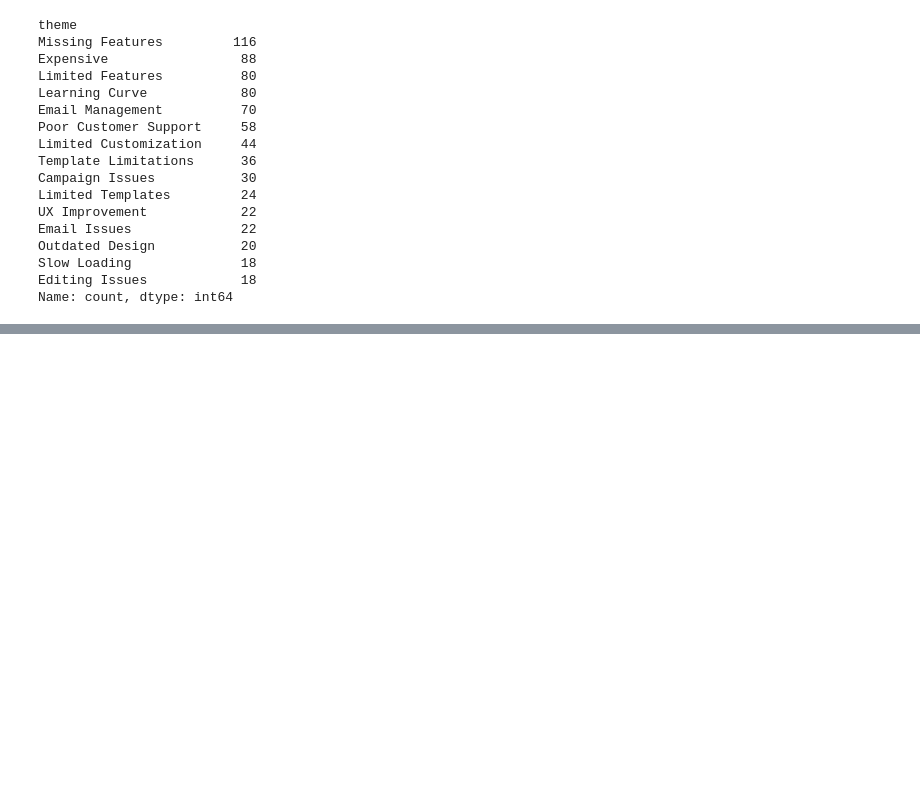
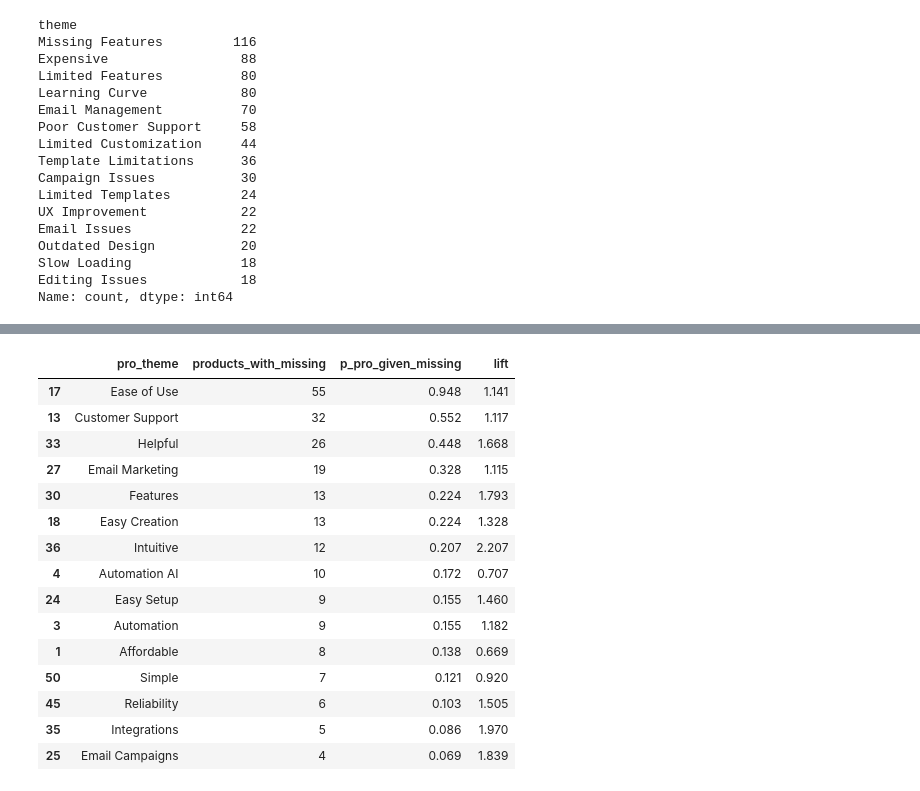
Before and after one commit to nastasiaoginska/Understanding-Trade-offs-in-Email-Marketing-Products, a Jupyter notebook: 02_market_and_competitive_analysis_email_marketing.ipynb, the cells around one changed output, grey strips where cells are left out. Saved outputs shown, nothing was run; the diff lists cells and outputs as text; code cells hidden in the pictures; blank space fills up the shorter version.

Commit message:
Analyze co-occurrence of Missing Features and value trade-offs

```diff
--- a/02_market_and_competitive_analysis_email_marketing.ipynb
+++ b/02_market_and_competitive_analysis_email_marketing.ipynb
@@ -568,3 +568,14 @@ Outdated Design           20
 Slow Loading              18
 Editing Issues            18
 Name: count, dtype: int64
+# %%
+pros_all = pros_long.assign(theme=lambda x: "PRO__" + x["theme"])
+cons_all = cons_long.assign(theme=lambda x: "CON__" + x["theme"])
+
+themes_long = pd.concat(
+    [pros_all[["name", "theme"]],
+     cons_all[["name", "theme"]]],
+    ignore_index=True
+)
+
+themes_long.head(10)
@@ -570,0 +640,58 @@ Name: count, dtype: int64
+# %%
+target = "CON__Missing Features"
+# %%
+has_target = presence[target] == 1
+n_target = has_target.sum()
+
+pro_cols = [c for c in presence.columns if c.startswith("PRO__")]
+
+rows = []
+# %%
+for pro in pro_cols:
+    # how many products have both PRO and Missing Features
+    both = ((presence[pro] == 1) & has_target).sum()
+    if both == 0:
+        continue
+
+    # P(PRO | Missing Features)
+    p_pro_given_target = both / n_target
+
+    # P(PRO) in the whole market
+    p_pro = presence[pro].mean()
+
+    # lift
+    lift = p_pro_given_target / p_pro if p_pro > 0 else np.nan
+
+    rows.append({
+        "pro_theme": pro.replace("PRO__", ""),
+        "products_with_missing": both,
+        "p_pro_given_missing": round(p_pro_given_target, 3),
+        "lift": round(lift, 3)
+    })
+
+missing_pro = (
+    pd.DataFrame(rows)
+    .sort_values(
+        ["products_with_missing", "lift"],
+        ascending=False
+    )
+)
+
+missing_pro.head(15)
+# %% [output]
+|  | pro_theme | products_with_missing | p_pro_given_missing | lift |
+| 17 | Ease of Use | 55 | 0.948 | 1.141 |
+| 13 | Customer Support | 32 | 0.552 | 1.117 |
+| 33 | Helpful | 26 | 0.448 | 1.668 |
+| 27 | Email Marketing | 19 | 0.328 | 1.115 |
+| 30 | Features | 13 | 0.224 | 1.793 |
+| 18 | Easy Creation | 13 | 0.224 | 1.328 |
+| 36 | Intuitive | 12 | 0.207 | 2.207 |
+| 4 | Automation AI | 10 | 0.172 | 0.707 |
+| 24 | Easy Setup | 9 | 0.155 | 1.460 |
+| 3 | Automation | 9 | 0.155 | 1.182 |
+| 1 | Affordable | 8 | 0.138 | 0.669 |
+| 50 | Simple | 7 | 0.121 | 0.920 |
+| 45 | Reliability | 6 | 0.103 | 1.505 |
+| 35 | Integrations | 5 | 0.086 | 1.970 |
+| 25 | Email Campaigns | 4 | 0.069 | 1.839 |
```
Also changed, not shown: parts of 4 cells of this notebook.
